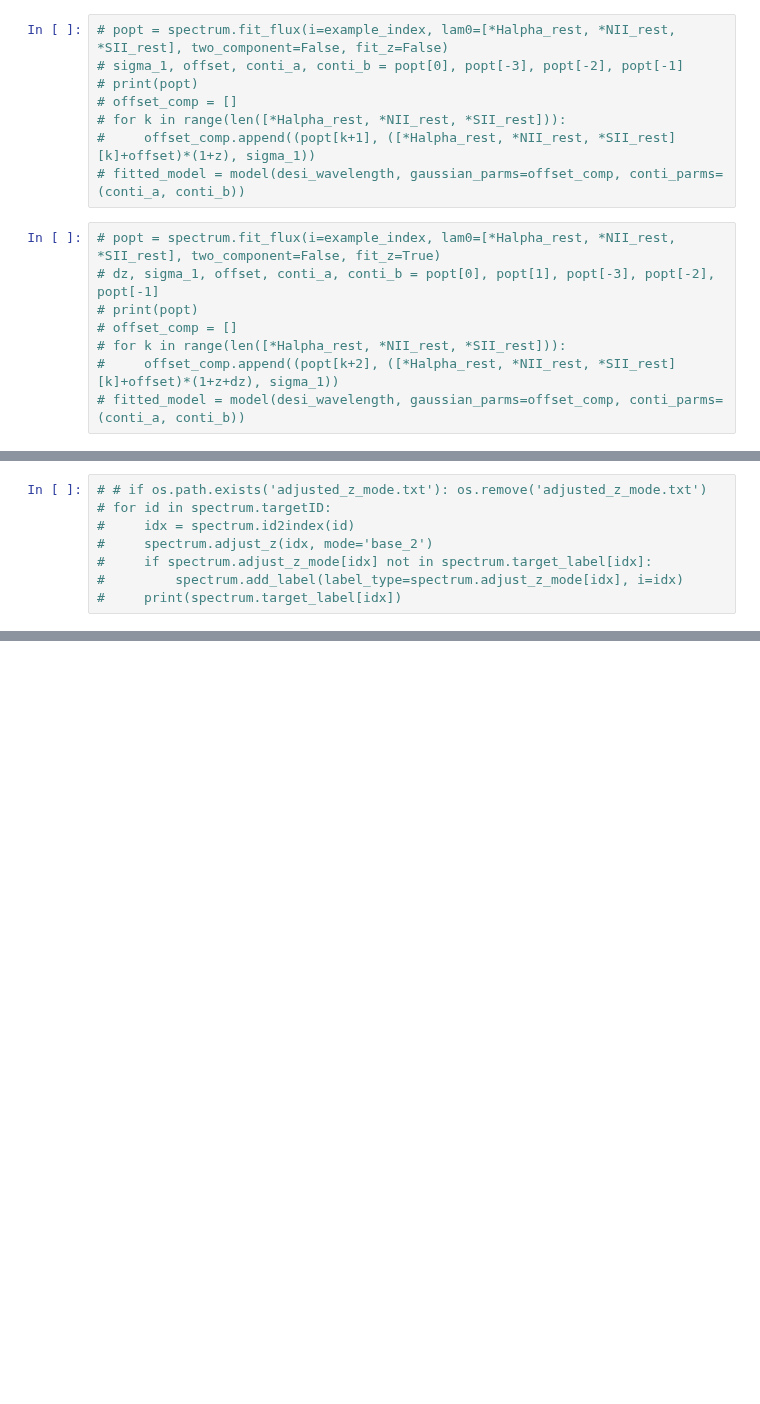
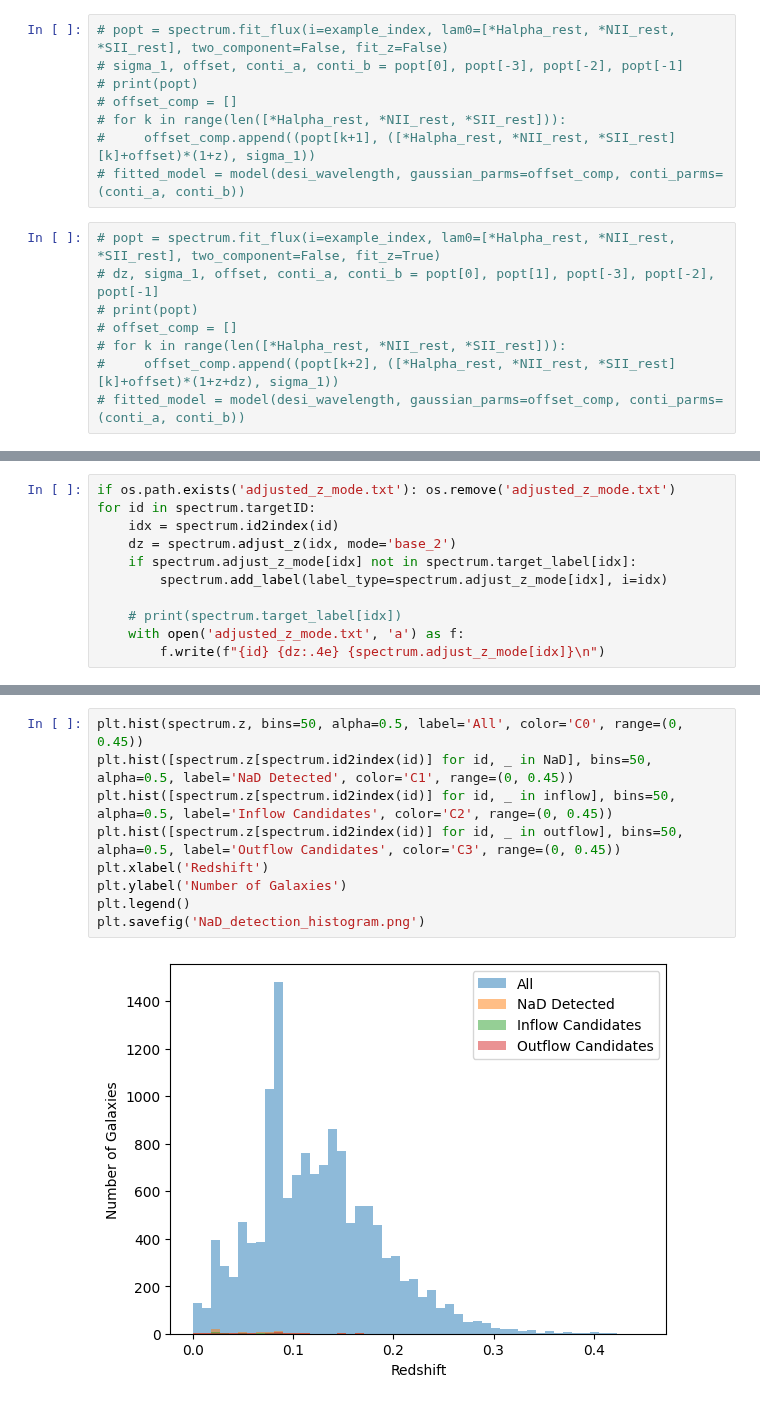
Before and after one commit to hyp0515/searching_inflow, a Jupyter notebook: example.ipynb, the cells around one changed output, grey strips where cells are left out. Saved outputs shown, nothing was run; the diff lists cells and outputs as text; blank space fills up the shorter version.

```diff
--- a/example.ipynb
+++ b/example.ipynb
@@ -108,8 +105,11 @@ plt.ylim(bottom=0)
 # %%
-# # if os.path.exists('adjusted_z_mode.txt'): os.remove('adjusted_z_mode.txt')
-# for id in spectrum.targetID:
-#     idx = spectrum.id2index(id)
-#     spectrum.adjust_z(idx, mode='base_2')
-#     if spectrum.adjust_z_mode[idx] not in spectrum.target_label[idx]:
-#         spectrum.add_label(label_type=spectrum.adjust_z_mode[idx], i=idx)
-#     print(spectrum.target_label[idx])
+if os.path.exists('adjusted_z_mode.txt'): os.remove('adjusted_z_mode.txt')
+for id in spectrum.targetID:
+    idx = spectrum.id2index(id)
+    dz = spectrum.adjust_z(idx, mode='base_2')
+    if spectrum.adjust_z_mode[idx] not in spectrum.target_label[idx]:
+        spectrum.add_label(label_type=spectrum.adjust_z_mode[idx], i=idx)
+
+    # print(spectrum.target_label[idx])
+    with open('adjusted_z_mode.txt', 'a') as f:
+        f.write(f"{id} {dz:.4e} {spectrum.adjust_z_mode[idx]}\n")
@@ -142,0 +200,11 @@ plt.ylim(bottom=0)
+# %%
+plt.hist(spectrum.z, bins=50, alpha=0.5, label='All', color='C0', range=(0, 0.45))
+plt.hist([spectrum.z[spectrum.id2index(id)] for id, _ in NaD], bins=50, alpha=0.5, label='NaD Detected', color='C1', range=(0, 0.45))
+plt.hist([spectrum.z[spectrum.id2index(id)] for id, _ in inflow], bins=50, alpha=0.5, label='Inflow Candidates', color='C2', range=(0, 0.45))
+plt.hist([spectrum.z[spectrum.id2index(id)] for id, _ in outflow], bins=50, alpha=0.5, label='Outflow Candidates', color='C3', range=(0, 0.45))
+plt.xlabel('Redshift')
+plt.ylabel('Number of Galaxies')
+plt.legend()
+plt.savefig('NaD_detection_histogram.png')
+# %% [output]
+[figure, added]
```
Also changed, not shown: parts of 21 cells of this notebook, 3 other files.
